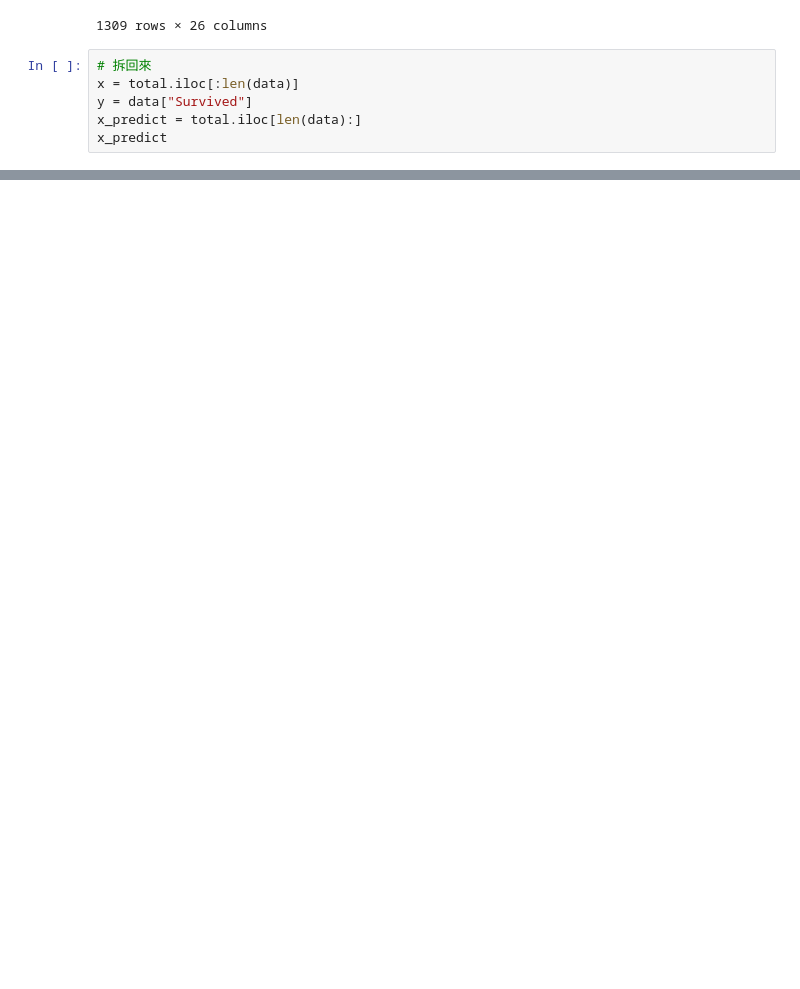
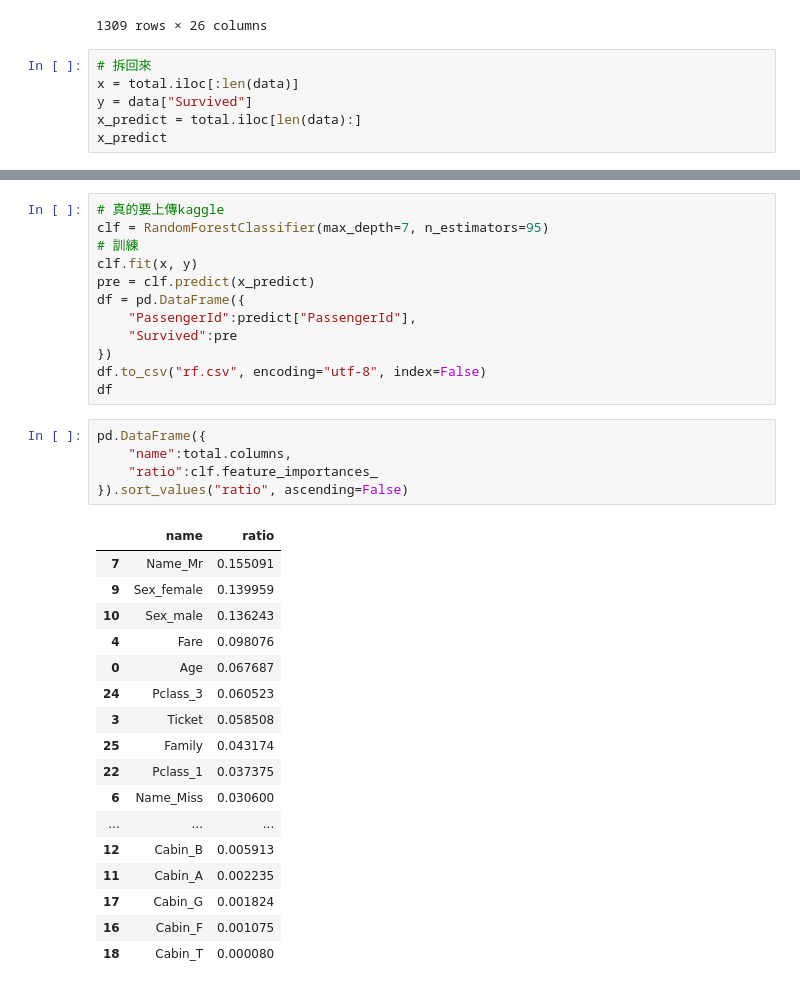
Before and after one commit to Elwing-Chou/ml0903, a Jupyter notebook: ml.ipynb, the cells around one changed output, grey strips where cells are left out. Cells and saved outputs as stored; diff of their text form; blank space fills up the shorter version.

```diff
--- a/ml.ipynb
+++ b/ml.ipynb
@@ -216,0 +220,35 @@ print(cv.best_params_)
+# %%
+# 真的要上傳kaggle
+clf = RandomForestClassifier(max_depth=7, n_estimators=95)
+# 訓練
+clf.fit(x, y)
+pre = clf.predict(x_predict)
+df = pd.DataFrame({
+    "PassengerId":predict["PassengerId"],
+    "Survived":pre
+})
+df.to_csv("rf.csv", encoding="utf-8", index=False)
+df
+# %%
+pd.DataFrame({
+    "name":total.columns,
+    "ratio":clf.feature_importances_
+}).sort_values("ratio", ascending=False)
+# %% [output]
+|  | name | ratio |
+| 7 | Name_Mr | 0.155091 |
+| 9 | Sex_female | 0.139959 |
+| 10 | Sex_male | 0.136243 |
+| 4 | Fare | 0.098076 |
+| 0 | Age | 0.067687 |
+| 24 | Pclass_3 | 0.060523 |
+| 3 | Ticket | 0.058508 |
+| 25 | Family | 0.043174 |
+| 22 | Pclass_1 | 0.037375 |
+| 6 | Name_Miss | 0.030600 |
+| ... | ... | ... |
+| 12 | Cabin_B | 0.005913 |
+| 11 | Cabin_A | 0.002235 |
+| 17 | Cabin_G | 0.001824 |
+| 16 | Cabin_F | 0.001075 |
+| 18 | Cabin_T | 0.000080 |
```
Also changed, not shown: parts of 1 cell of this notebook.
